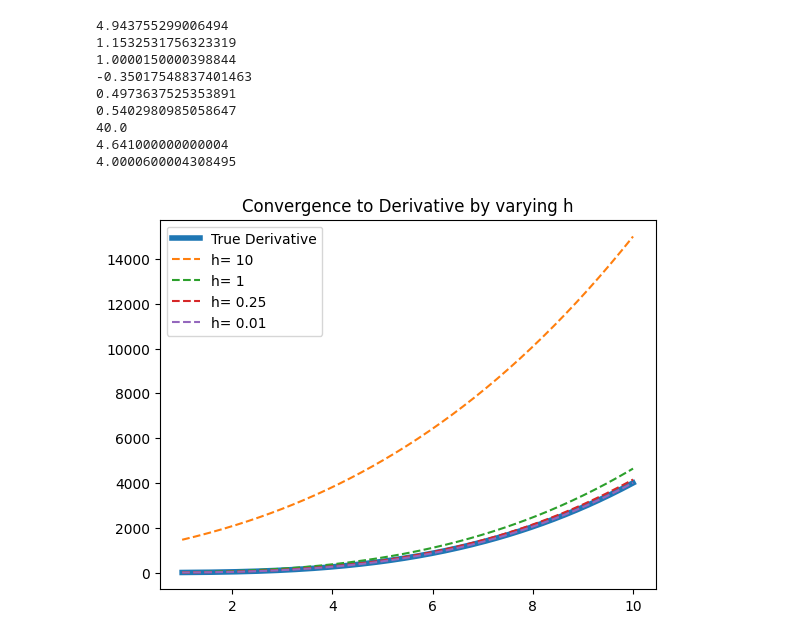
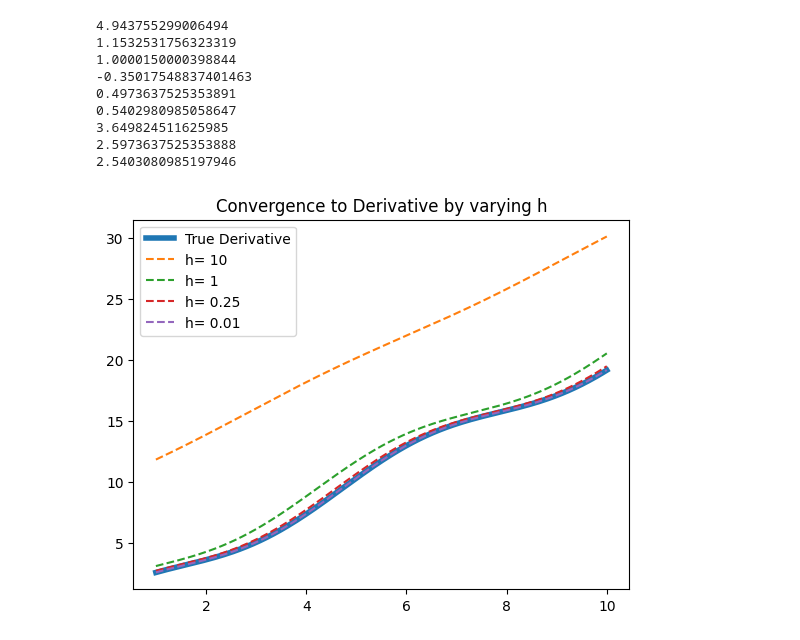
Before and after one commit to LiZoMark841619/Balazs1982, a Jupyter notebook: Playground/some_math.ipynb, the cells around one changed output. Saved outputs shown, nothing was run; the diff lists cells and outputs as text; code cells hidden in the pictures.

```diff
--- a/Playground/some_math.ipynb
+++ b/Playground/some_math.ipynb
@@ -15,7 +15,7 @@ def f1(x):
 
 # f2(x) = x^4
 def f2(x):
-    return pow(x, 4)
+    return pow(x, 2)+sin(x)
 
 # f3(x) = x^2*log(x)
 def f3(x):
@@ -34,35 +34,35 @@ print(limit_derivative(f2, 1, 2))
 print(limit_derivative(f2, 1, 0.1))
 print(limit_derivative(f2, 1, 0.00001))
 
 # Graph the true derivative
 x_vals = np.linspace(1, 10, 200)
-y_vals = [4*pow(val, 3) for val in x_vals]
+y_vals = [(2*val + cos(val)) for val in x_vals]
 plt.figure(1)
 plt.plot(x_vals, y_vals, label="True Derivative", linewidth=4)
 
 # plot different approximated derivatives of f using limit definition of derivative
 def plot_approx_deriv(f):
     x_vals = np.linspace(1, 10, 200)
     h_vals = [10, 1, .25, .01]
 
     for h in h_vals:
         derivative_values = [limit_derivative(f, x, h) for x in x_vals]
         plt.plot(x_vals, derivative_values, linestyle='--', label=f"h= {h}")
     plt.legend()
     plt.title("Convergence to Derivative by varying h")
     plt.show()
 
 # Plot here
 #plot_approx_deriv(f1)
 plot_approx_deriv(f2)
 # %% [output]
 4.943755299006494
 1.1532531756323319
 1.0000150000398844
 -0.35017548837401463
 0.4973637525353891
 0.5402980985058647
-40.0
-4.641000000000004
-4.0000600004308495
+3.649824511625985
+2.5973637525353888
+2.5403080985197946
-[figure, old version]
+[figure, new version]
```
Also changed, not shown: parts of 1 cell of this notebook, 2 other files.
